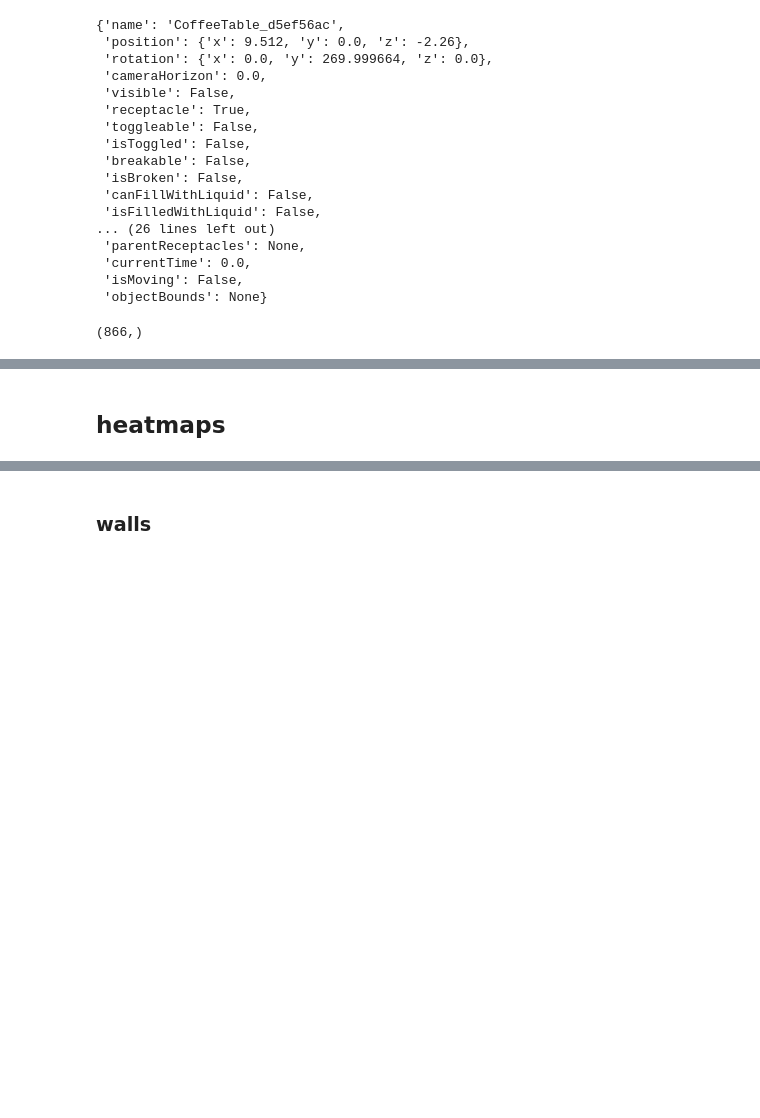
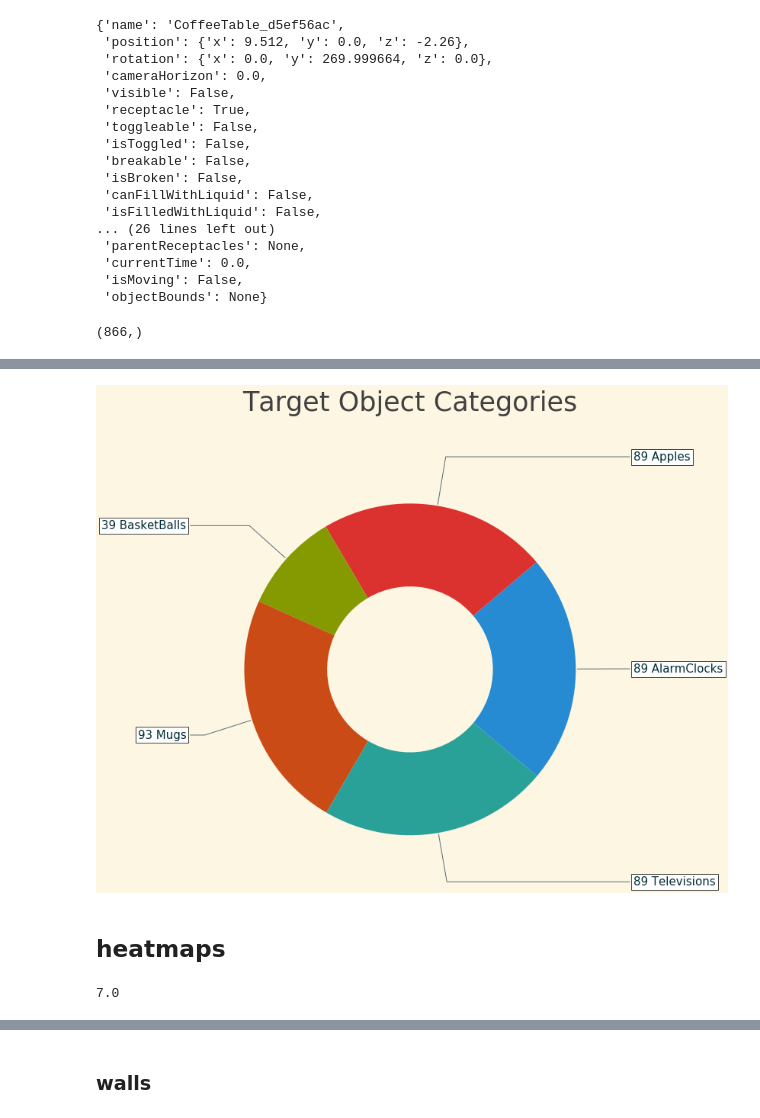
Before and after one commit to drschwenk/transfer, a Jupyter notebook: robothor_stats.ipynb, the cells around one changed output, grey strips where cells are left out. Saved outputs shown, nothing was run; the diff lists cells and outputs as text; code cells hidden in the pictures; blank space fills up the shorter version.

```diff
--- a/robothor_stats.ipynb
+++ b/robothor_stats.ipynb
@@ -32,3 +35,16 @@ import PIL.Image as Image
+# %%
+def make_standard_fig(fig_plt, fig_labels=None, save = False, outfile='fig.pdf', main_color=None, label_color = '0.25'):
+    if fig_labels:
+        if 'fig_title' in fig_labels:
+            plt.title(fig_labels['fig_title'], fontsize=35, verticalalignment='bottom', color=label_color, y=1.08)
+        if 'y_label' in fig_labels:
+            plt.ylabel(fig_labels['y_label'], fontsize=35, labelpad=10, color=label_color)
+        if 'x_label' in fig_labels:
+            plt.xlabel(fig_labels['x_label'], fontsize=30, labelpad=10, color=label_color)
+    plt.tick_params(axis='x', which='major', labelsize=28)
+    plt.tick_params(axis='y', which='major', labelsize=23)
+    if save:
+        plt.savefig(outfile, bbox_inches='tight', facecolor=(1, 1, 1, 1))
 # %% [markdown]
 # overview
 # %% [markdown]
@@ -222,0 +264,13 @@ furn_obj_df
+# %%
+def make_standard_fig(fig_plt, fig_labels=None, save = False, outfile='fig.pdf', main_color=None, label_color = '0.25'):
+    if fig_labels:
+        if 'fig_title' in fig_labels:
+            plt.title(fig_labels['fig_title'], fontsize=35, verticalalignment='bottom', color=label_color, y=1.1)
+        if 'y_label' in fig_labels:
+            plt.ylabel(fig_labels['y_label'], fontsize=35, labelpad=10, color=label_color)
+        if 'x_label' in fig_labels:
+            plt.xlabel(fig_labels['x_label'], fontsize=30, labelpad=10, color=label_color)
+    plt.tick_params(axis='x', which='major', labelsize=28)
+    plt.tick_params(axis='y', which='major', labelsize=23)
+    if save:
+        plt.savefig(outfile, bbox_inches='tight', facecolor=(1, 1, 1, 1))
@@ -223,7 +305,28 @@ furn_obj_df
+# %%
+obj_only_df = furn_obj_df[furn_obj_df.category == 'object']
+bg_obj_df = obj_only_df[obj_only_df.role == 'target']
+obj_cat_counts = bg_obj_df.groupby('objectType').agg('count')['name']
+donut_data = list(obj_cat_counts.to_dict().items())
+donut_data = sorted(donut_data, key=lambda x: x[0])
+
+fig_labels = {
+    'fig_title': 'Target Object Categories',
+      'x_label': '',
+      'y_label': ''
+}
+
+fig_out = make_donut_plot(donut_data)
+_ = make_standard_fig(fig_out, fig_labels, save=True, outfile='./figures/target_cats.pdf')
+# %% [output]
+[figure, added]
 # %% [markdown]
 ## heatmaps
 # %%
 w_df = furn_obj_df[furn_obj_df.category == 'object']
 # w_df = furn_obj_df[furn_obj_df.role == 'target']
 # w_df = furn_obj_df
+# %%
+np.histogram2d(w_df.x, w_df.z, bins=[np.arange(1, 10, bin_size), np.arange(-5, -0.8, bin_size)])[0].max()
+# %% [output]
+7.0
 # %%
```
Also changed, not shown: parts of 16 cells of this notebook.
